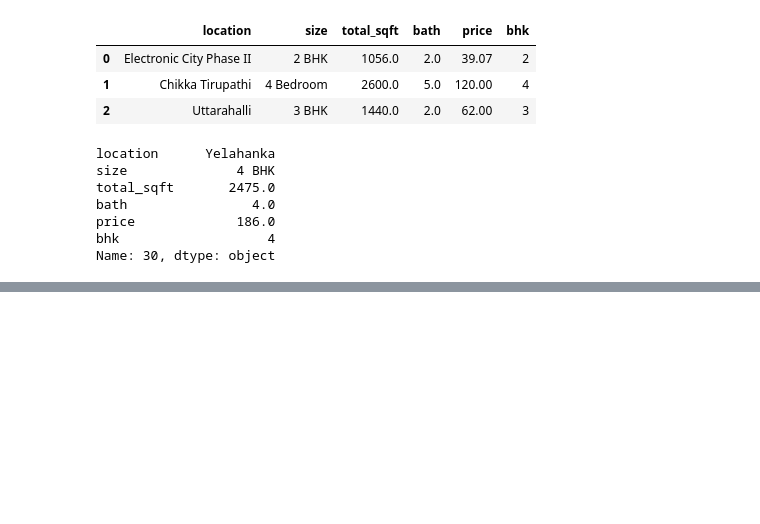
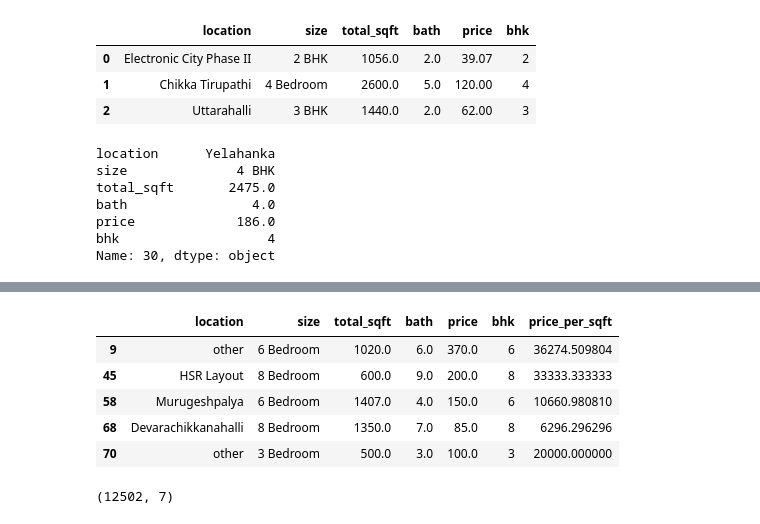
Before and after one commit to Pinnacle443/Bangalore-House-Price-Prediction, a Jupyter notebook: Analysis.ipynb, the cells around one changed output, grey strips where cells are left out. Saved outputs shown, nothing was run; the diff lists cells and outputs as text; code cells hidden in the pictures; blank space fills up the shorter version.

```diff
--- a/Analysis.ipynb
+++ b/Analysis.ipynb
@@ -166,0 +246,14 @@ Name: 30, dtype: object
+# %%
+df5[df5.total_sqft/df5.bhk<300].head()
+# %% [output]
+|  | location | size | total_sqft | bath | price | bhk | price_per_sqft |
+| 9 | other | 6 Bedroom | 1020.0 | 6.0 | 370.0 | 6 | 36274.509804 |
+| 45 | HSR Layout | 8 Bedroom | 600.0 | 9.0 | 200.0 | 8 | 33333.333333 |
+| 58 | Murugeshpalya | 6 Bedroom | 1407.0 | 4.0 | 150.0 | 6 | 10660.980810 |
+| 68 | Devarachikkanahalli | 8 Bedroom | 1350.0 | 7.0 | 85.0 | 8 | 6296.296296 |
+| 70 | other | 3 Bedroom | 500.0 | 3.0 | 100.0 | 3 | 20000.000000 |
+# %%
+df6= df5[~(df5.total_sqft/df5.bhk<300)]
+df6.shape
+# %% [output]
+(12502, 7)
```
Also changed, not shown: parts of 11 cells of this notebook.
